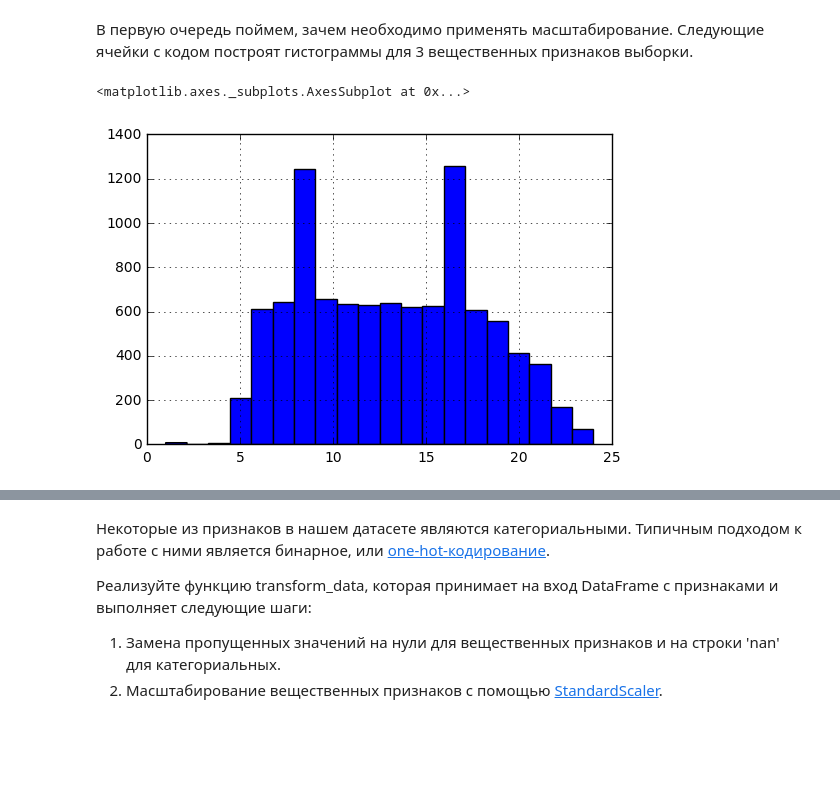
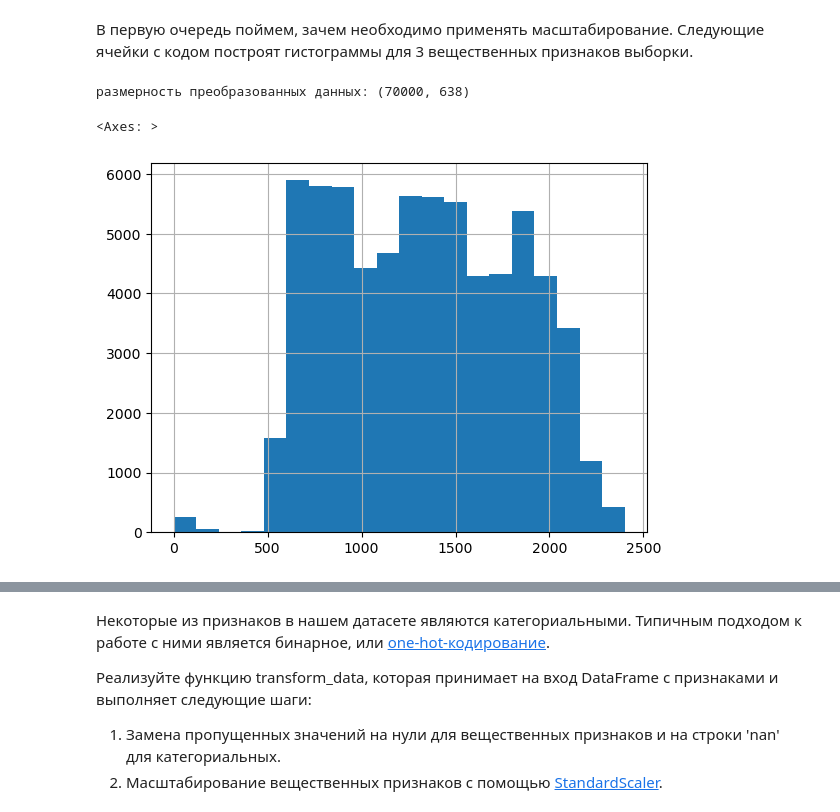
Before and after one commit to raffeekk/ML25, a Jupyter notebook: homework/HW1_GorbunenkoD.ipynb, the cells around one changed output, grey strips where cells are left out. Saved outputs shown, nothing was run; the diff lists cells and outputs as text; code cells hidden in the pictures; blank space fills up the shorter version.

```diff
--- a/homework/HW1_GorbunenkoD.ipynb
+++ b/homework/HW1_GorbunenkoD.ipynb
@@ -380,9 +572,54 @@ pass_data[['Month', 'DayofMonth', 'DayOfWeek', 'FlightNum']] = pass_data[['Month
+# %%
+import pandas as pd
+import numpy as np
+from sklearn.preprocessing import StandardScaler
+from sklearn.impute import SimpleImputer
+from sklearn.compose import ColumnTransformer
+from sklearn.pipeline import Pipeline
+from sklearn.preprocessing import OneHotEncoder
+
+#загрузка данных (у меня почему-то все ломается, если их тут не загружать, хотя они уже подгружены вообще-то)
+flights = pd.read_csv("https://raw.githubusercontent.com/raffeekk/ML25/refs/heads/main/2008.csv")
+
+#исключаем целевую переменную и предыдущие исключения
+features_to_drop = ['ArrDelay', 'ActualElapsedTime', 'CRSElapsedTime', 'TailNum', 'Year', 'DepDelay']
+X = flights.drop(columns=features_to_drop, errors='ignore')
+y = flights['DepDelay']
+
+#делим признаки на вещественные и категориальные
+numeric_features = X.select_dtypes(include=['float64', 'int64']).columns.tolist()
+categorical_features = X.select_dtypes(include=['object']).columns.tolist()
+
+#создаем трансформеры для обработки данных
+numeric_transformer = Pipeline(steps=[
+    ('imputer', SimpleImputer(strategy='median')),  # Заполняем пропуски медианой
+    ('scaler', StandardScaler())  # Стандартизация
+])
+
+categorical_transformer = Pipeline(steps=[
+    ('imputer', SimpleImputer(strategy='most_frequent')),  # Заполняем пропуски наиболее частым значением
+    ('onehot', OneHotEncoder(handle_unknown='ignore'))  # One-hot encoding
+])
+
+#объединяем трансформеры
+preprocessor = ColumnTransformer(
+    transformers=[
+        ('num', numeric_transformer, numeric_features),
+        ('cat', categorical_transformer, categorical_features)
+    ])
+
+#применяем преобразования
+X_prepared = preprocessor.fit_transform(X)
+
+#вывод
+print(f"размерность преобразованных данных: {X_prepared.shape}")
+# %% [output]
+размерность преобразованных данных: (70000, 638)
 # %%
-X = pass_data
-X['DepTime_Hour'].hist(bins=20)
+X['DepTime'].hist(bins=20)
 # %% [output]
-<matplotlib.axes._subplots.AxesSubplot at 0x...>
+<Axes: >
-[figure, old version]
+[figure, new version]
 # %%
 X['TaxiIn'].hist(bins=20)
 # %% [output]
```
Also changed, not shown: parts of 104 cells of this notebook.
